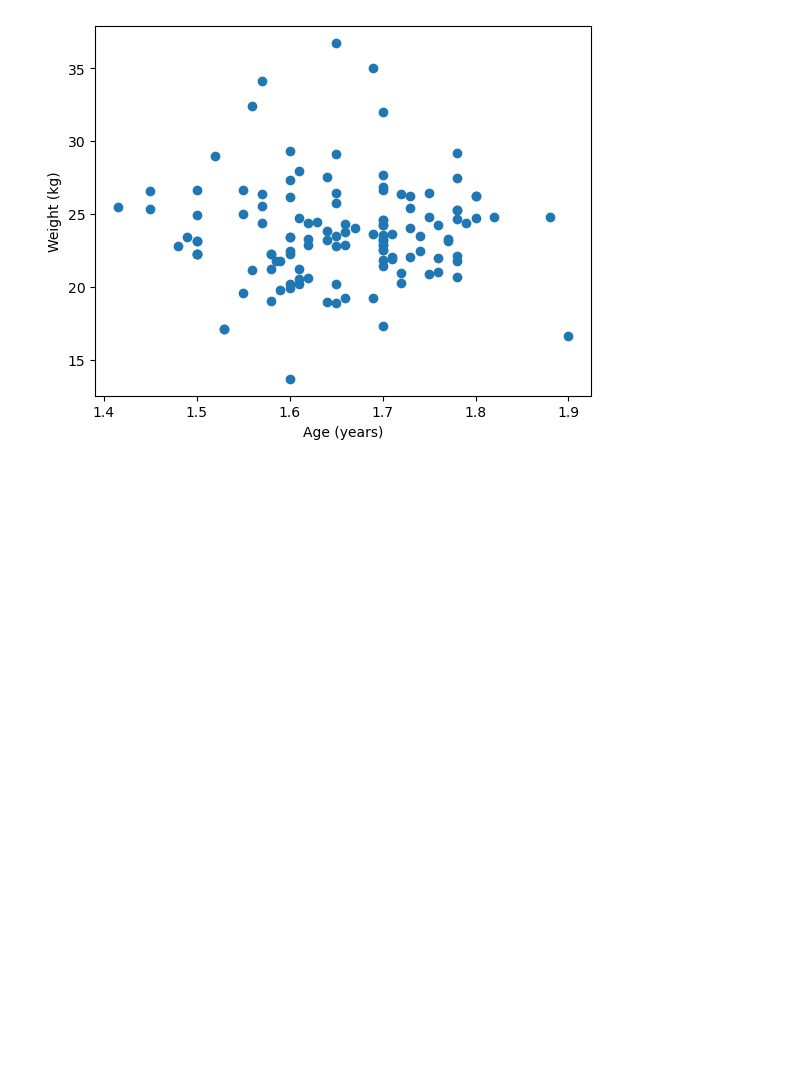
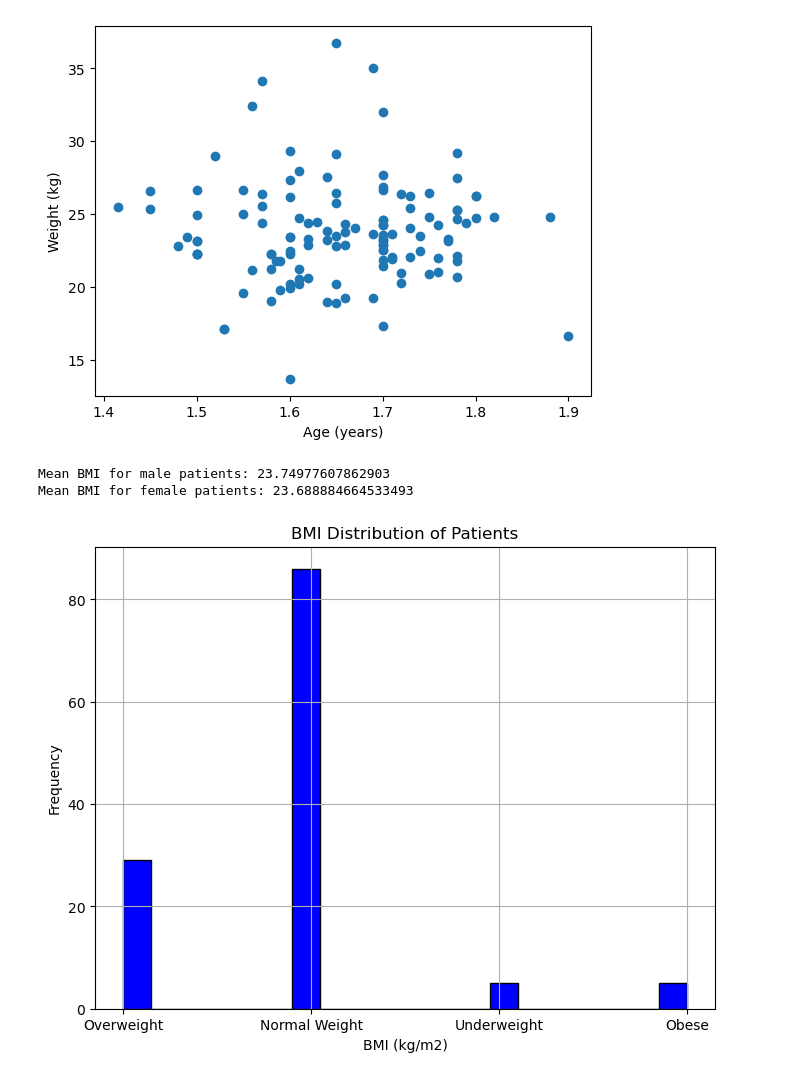
Before and after one commit to LaShawnSykes/Group-3_Project1, a Jupyter notebook: clean_summary_dataset.ipynb, the cells around one changed output. Cells and saved outputs as stored; diff of their text form; code cells hidden in the pictures; blank space fills up the shorter version.

Commit message:
Included more variables, graphs, and formulas

```diff
--- a/clean_summary_dataset.ipynb
+++ b/clean_summary_dataset.ipynb
@@ -554,0 +559,22 @@ df3['Total Daily Insulin Dose (pmol/L)'] = (df3['Fasting Insulin (pmol/L)'] + df
+# %%
+# Calculating mean BMI for male and female patients to show functional use of gendered data.
+mean_bmi_male = male_data['BMI (kg/m2)'].mean()
+mean_bmi_female = female_data['BMI (kg/m2)'].mean()
+
+print("Mean BMI for male patients:", mean_bmi_male)
+print("Mean BMI for female patients:", mean_bmi_female)
+# %% [output]
+Mean BMI for male patients: 23.74977607862903
+Mean BMI for female patients: 23.688884664533493
+# %%
+# Plotting BMI distribution
+
+plt.figure(figsize=(8, 6))
+plt.hist(df3['BMI Category'], bins=20, color='b', edgecolor='k')
+plt.title('BMI Distribution of Patients')
+plt.xlabel('BMI (kg/m2)')
+plt.ylabel('Frequency')
+plt.grid(True)
+plt.show()
+# %% [output]
+[figure, added]
```
Also changed, not shown: parts of 2 cells of this notebook, 2 other files.
